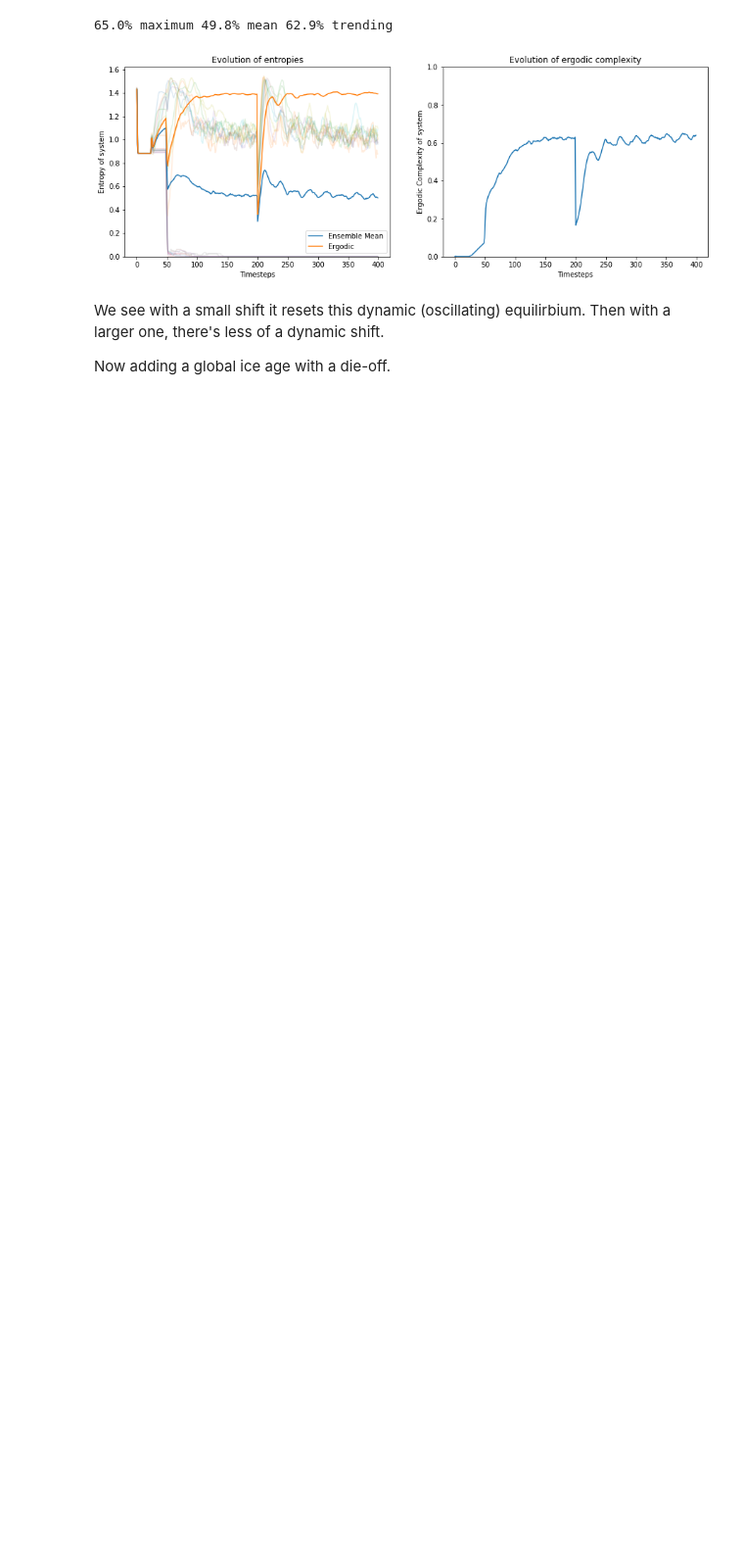
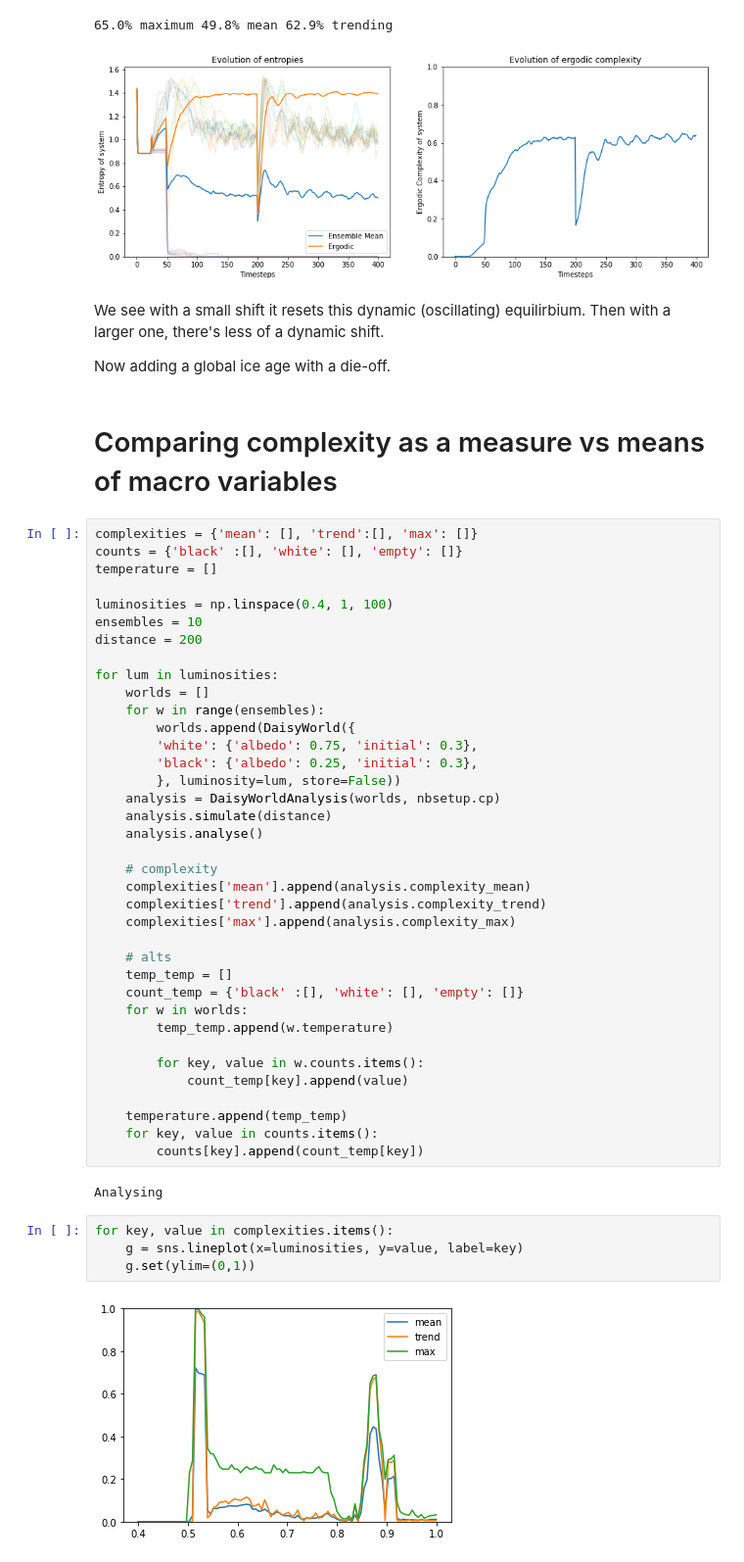
Before and after one commit to timjdavey/incoherence, a Jupyter notebook: notebooks/Analysis Daisyworld.ipynb, the cells around one changed output. Shown: that part at 98% size. Drawn from its saved outputs; the diff is of its cells as text; blank space fills up the shorter version.

```diff
--- a/notebooks/Analysis Daisyworld.ipynb
+++ b/notebooks/Analysis Daisyworld.ipynb
@@ -354,3 +355,50 @@ analysis.complete(distance)
 We see with a small shift it resets this dynamic (oscillating) equilirbium. Then with a larger one, there's less of a dynamic shift.
 
 Now adding a global ice age with a die-off.
+# %% [markdown]
+# Comparing complexity as a measure vs means of macro variables
+# %%
+complexities = {'mean': [], 'trend':[], 'max': []}
+counts = {'black' :[], 'white': [], 'empty': []}
+temperature = []
+
+luminosities = np.linspace(0.4, 1, 100)
+ensembles = 10
+distance = 200
+
+for lum in luminosities:
+    worlds = []
+    for w in range(ensembles):
+        worlds.append(DaisyWorld({
+        'white': {'albedo': 0.75, 'initial': 0.3},
+        'black': {'albedo': 0.25, 'initial': 0.3},
+        }, luminosity=lum, store=False))
+    analysis = DaisyWorldAnalysis(worlds, nbsetup.cp)
+    analysis.simulate(distance)
+    analysis.analyse()
+
+    # complexity
+    complexities['mean'].append(analysis.complexity_mean)
+    complexities['trend'].append(analysis.complexity_trend)
+    complexities['max'].append(analysis.complexity_max)
+
+    # alts
+    temp_temp = []
+    count_temp = {'black' :[], 'white': [], 'empty': []}
+    for w in worlds:
+        temp_temp.append(w.temperature)
+
+        for key, value in w.counts.items():
+            count_temp[key].append(value)
+
+    temperature.append(temp_temp)
+    for key, value in counts.items():
+        counts[key].append(count_temp[key])
+# %% [output]
+Analysing
+# %%
+for key, value in complexities.items():
+    g = sns.lineplot(x=luminosities, y=value, label=key)
+    g.set(ylim=(0,1))
+# %% [output]
+[figure, added]
```
Also changed, not shown: parts of 8 cells of this notebook, 2 other files.
